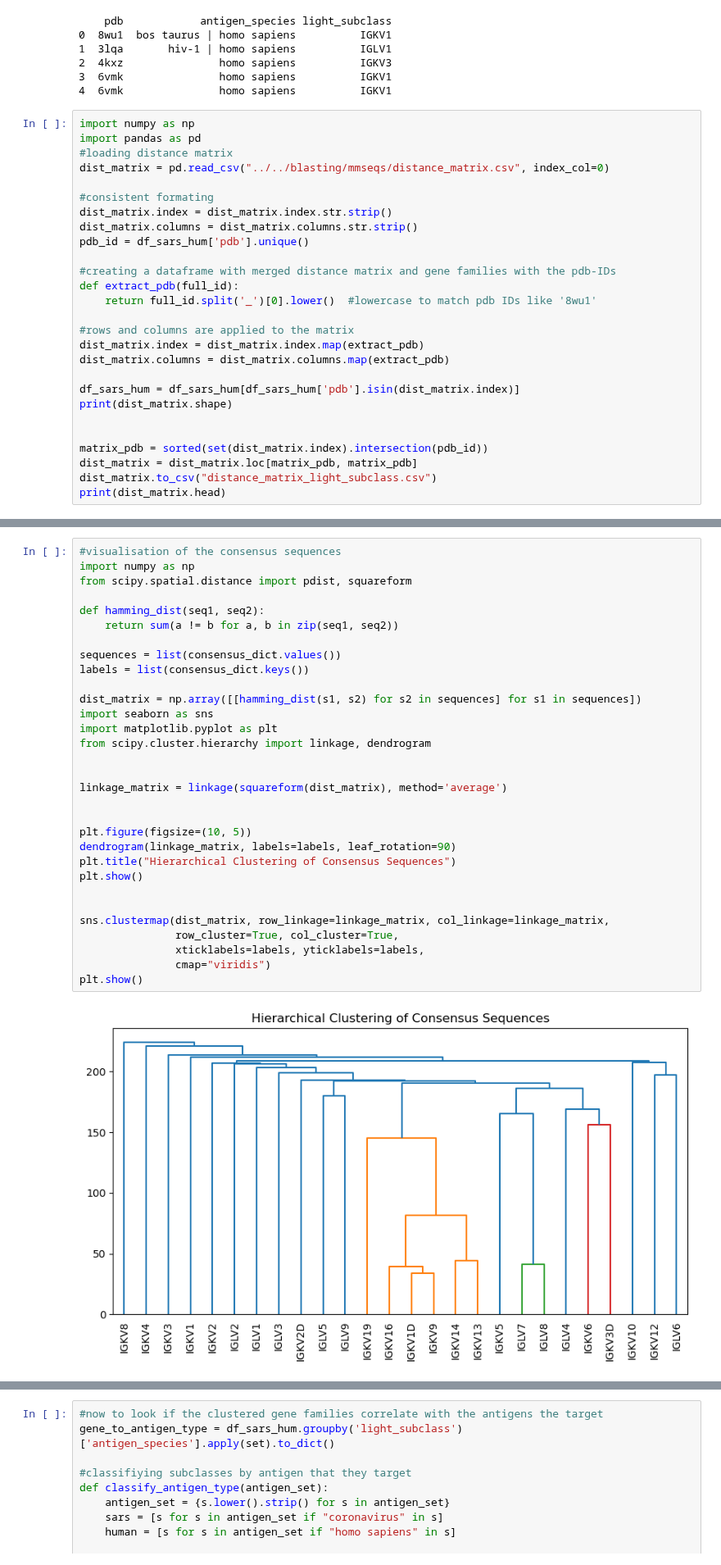
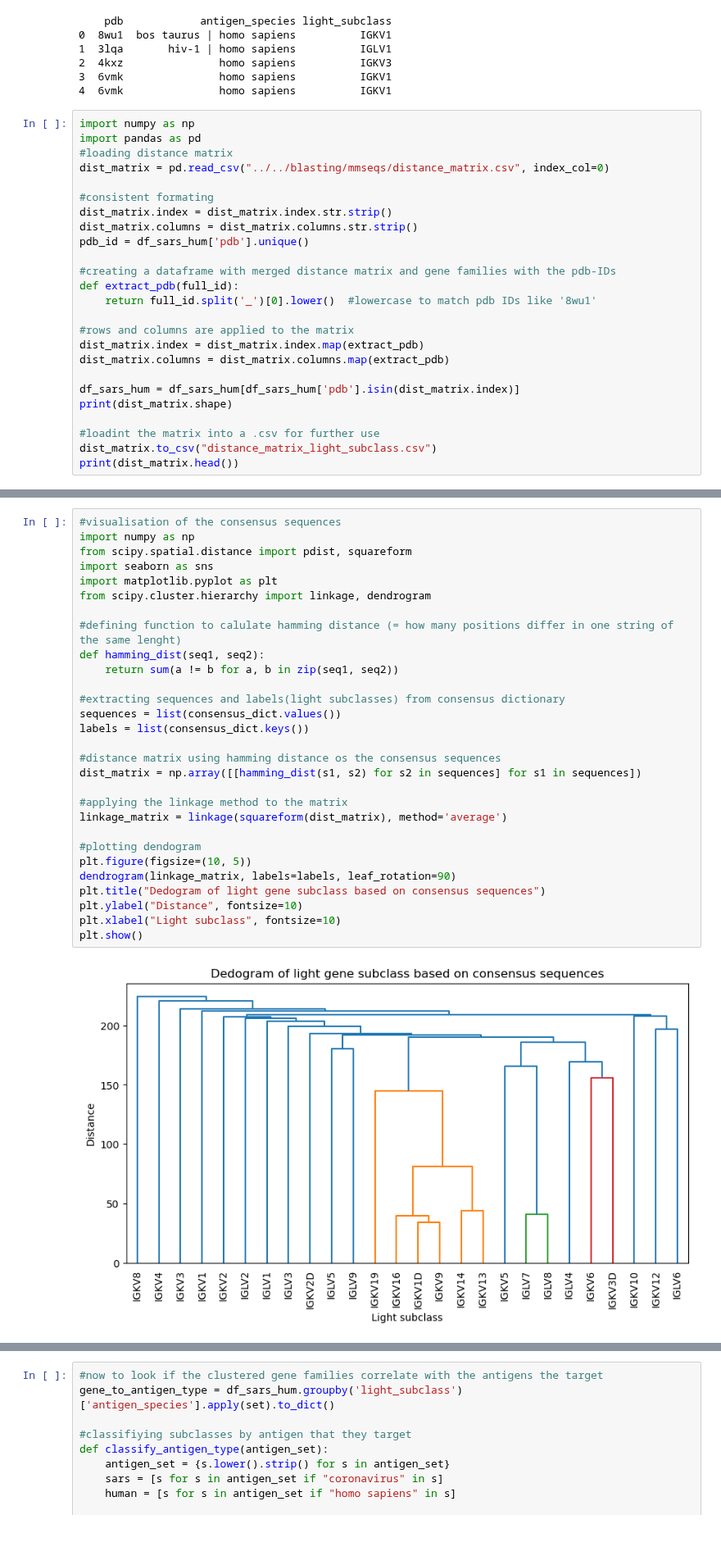
Before and after one commit to datascience-2025-group4/group04-team03, a Jupyter notebook: blasting/consensus_seq/consensus_genfamilien_lightchains.ipynb, the cells around one changed output, grey strips where cells are left out. Shown at 82% size. Drawn from its saved outputs; the diff is of its cells as text; blank space fills up the shorter version.

```diff
--- a/blasting/consensus_seq/consensus_genfamilien_lightchains.ipynb
+++ b/blasting/consensus_seq/consensus_genfamilien_lightchains.ipynb
@@ -35,10 +37,8 @@ dist_matrix.columns = dist_matrix.columns.map(extract_pdb)
 df_sars_hum = df_sars_hum[df_sars_hum['pdb'].isin(dist_matrix.index)]
 print(dist_matrix.shape)
 
-
-matrix_pdb = sorted(set(dist_matrix.index).intersection(pdb_id))
-dist_matrix = dist_matrix.loc[matrix_pdb, matrix_pdb]
+#loadint the matrix into a .csv for further use
 dist_matrix.to_csv("distance_matrix_light_subclass.csv")
-print(dist_matrix.head)
+print(dist_matrix.head())
 # %% [output]
 (1013, 1013)
@@ -230,33 +202,31 @@ SeqIO.write(records, "consensus_by_light_subclass.fasta", "fasta")
 # %%
 #visualisation of the consensus sequences
 import numpy as np
 from scipy.spatial.distance import pdist, squareform
-
-def hamming_dist(seq1, seq2):
-    return sum(a != b for a, b in zip(seq1, seq2))
-
-sequences = list(consensus_dict.values())
-labels = list(consensus_dict.keys())
-
-dist_matrix = np.array([[hamming_dist(s1, s2) for s2 in sequences] for s1 in sequences])
 import seaborn as sns
 import matplotlib.pyplot as plt
 from scipy.cluster.hierarchy import linkage, dendrogram
 
+#defining function to calulate hamming distance (= how many positions differ in one string of the same lenght)
+def hamming_dist(seq1, seq2):
+    return sum(a != b for a, b in zip(seq1, seq2))
 
+#extracting sequences and labels(light subclasses) from consensus dictionary
+sequences = list(consensus_dict.values())
+labels = list(consensus_dict.keys())
+
+#distance matrix using hamming distance os the consensus sequences
+dist_matrix = np.array([[hamming_dist(s1, s2) for s2 in sequences] for s1 in sequences])
+
+#applying the linkage method to the matrix
 linkage_matrix = linkage(squareform(dist_matrix), method='average')
 
-
+#plotting dendogram
 plt.figure(figsize=(10, 5))
 dendrogram(linkage_matrix, labels=labels, leaf_rotation=90)
-plt.title("Hierarchical Clustering of Consensus Sequences")
+plt.title("Dedogram of light gene subclass based on consensus sequences")
+plt.ylabel("Distance", fontsize=10)
+plt.xlabel("Light subclass", fontsize=10)
 plt.show()
-
-
-sns.clustermap(dist_matrix, row_linkage=linkage_matrix, col_linkage=linkage_matrix,
-               row_cluster=True, col_cluster=True,
-               xticklabels=labels, yticklabels=labels,
-               cmap="viridis")
-plt.show()
 # %% [output]
-[figure, old version]
+[figure, new version]
```
Also changed, not shown: parts of 11 cells of this notebook.
